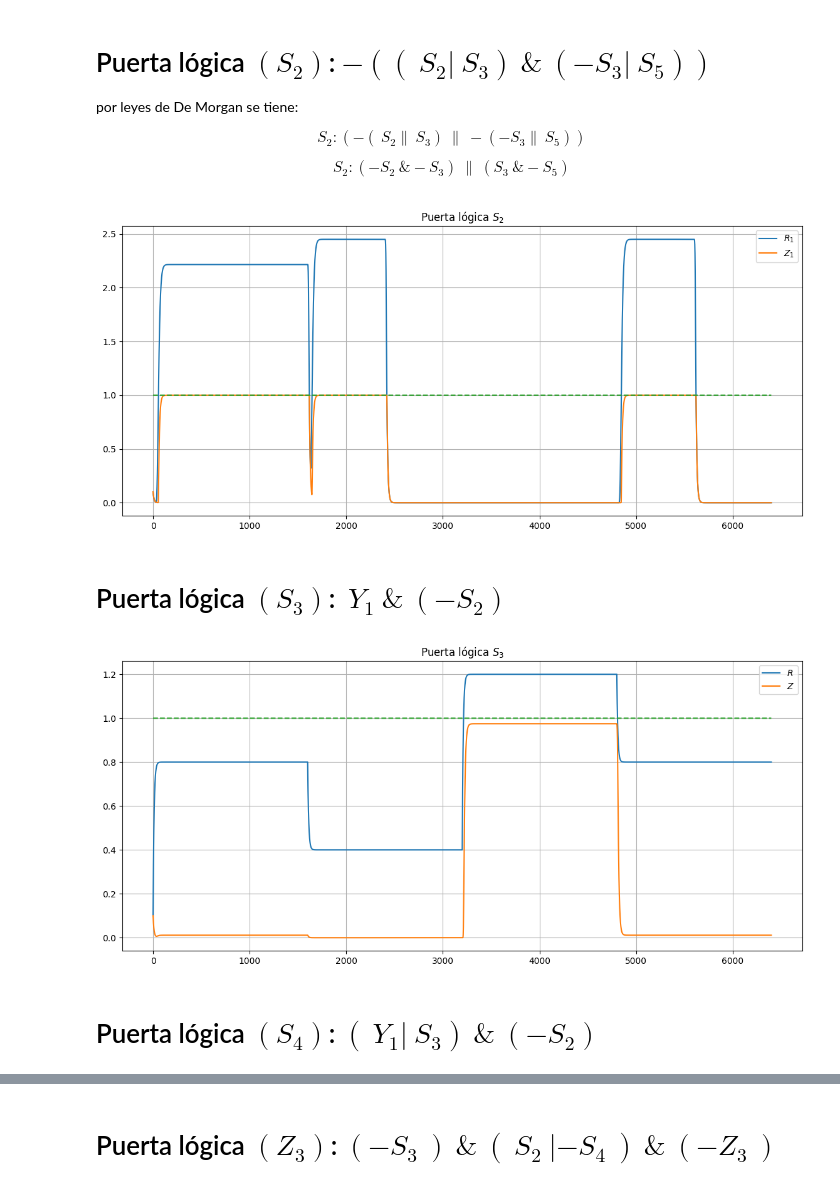
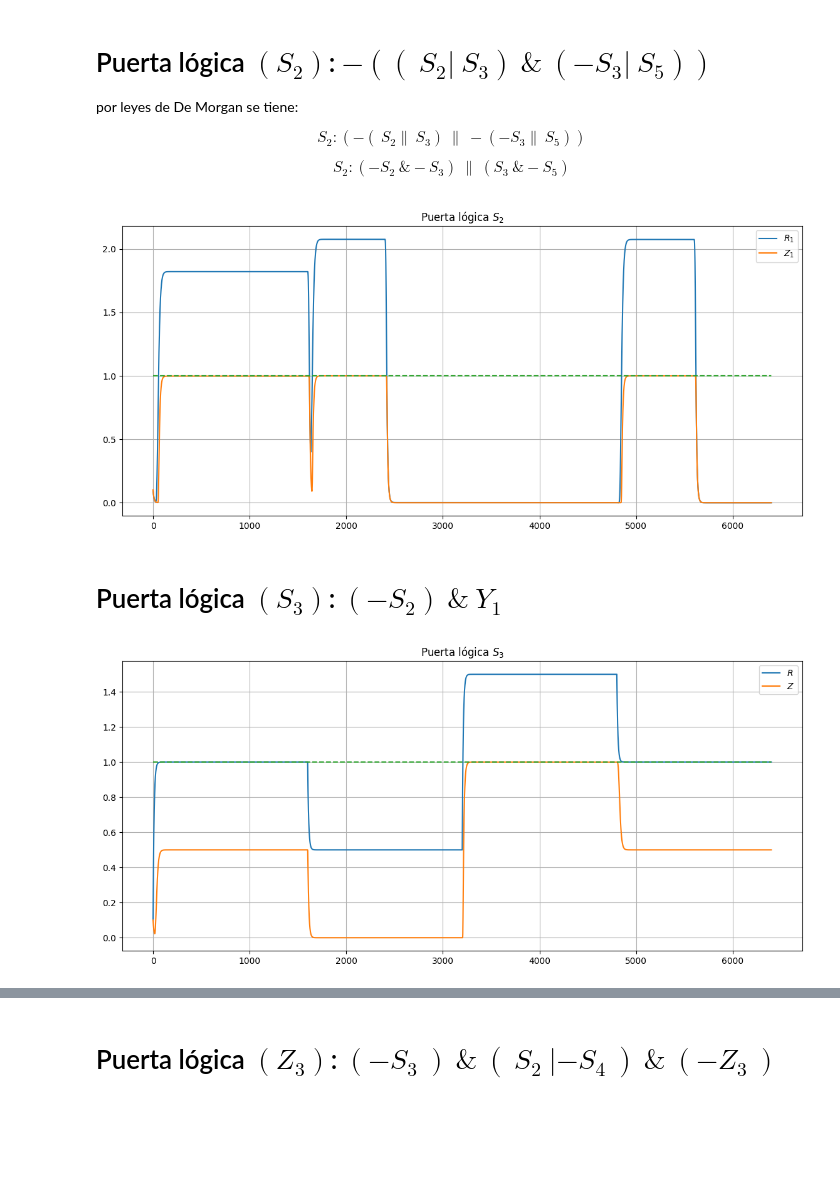
Before and after one commit to joshbrx/biomath_model, a Jupyter notebook: puertas_logicas.ipynb, the cells around one changed output, grey strips where cells are left out. Drawn from its saved outputs; the diff is of its cells as text; code cells hidden in the pictures; blank space fills up the shorter version.

```diff
--- a/puertas_logicas.ipynb
+++ b/puertas_logicas.ipynb
@@ -157,0 +160,15 @@ plt.title("Puerta lógica $Z_2$"); plt.legend(); plt.grid(); plt.show()
+# %%
+def dS_s1(S, i):
+    R, Z = S
+    dR = e*(supr(1, n, X1[i]) + supr(1, n, X2[i]) + supr(2, -n, X3[i])) - R
+    dZ = supr(1, -20, R) - Z
+    return np.array([dR, dZ])
+# %%
+n, e = -6, 1/2
+labels = ["$R$", "$Z$"]
+
+Pip = RK_solver(S0, dS_s1, t)
+plt.figure(figsize=(14,6))
+for i in range(len(Pip[0])):
+    plt.plot(Pip[:,i], label=labels[i])
+plt.plot(X1*0 + 1, "--"); plt.title("Puerta lógica $S_4$"); plt.legend(); plt.grid(); plt.show()
@@ -167,14 +186,14 @@ $$S_2: (-S_2\ \&-S_3)\ \|\ (S_3\ \&-S_5)$$
 def dS_s2(S, i):
     R1, Z1, R2, Z2, R, Z = S
     dR1 = e1*(supr(1, -n, X1[i]) + supr(1, -n, X2[i])) - R1
-    dZ1 = supr(1, -20, R1) - Z1
+    dZ1 = supr(1, -10, R1) - Z1
     dR2 = e2*(supr(1, +n, X2[i]) + supr(1, -n, X3[i])) - R2
-    dZ2 = supr(1, -20, R2) - Z2
+    dZ2 = supr(1, -10, R2) - Z2
     dR  = e3*(supr(1, -20, Z1) + supr(1, -20, Z2)) - R
-    dZ  = supr(1, -20, R) - Z
+    dZ  = supr(1, -10, R) - Z
     return np.array([dR1, dZ1, dR2, dZ2, dR, dZ])
 # %%
-n, e1, e2, e3 = -2, 1/1.6, 1/1.1, 1/0.2
+n, e1, e2, e3 = -6, 1/1.4, 1/1.0, 1/0.2
 labels = ["$R_1$", "$Z_1$", "$R_2$", "$Z_2$", "$R$", "$Z$"]
 S0m = np.ones(6)*0.1
 
@@ -186,9 +205,9 @@ for i in range(2):
     plt.plot(Pip[:,i+4], label=labels[i])
 plt.plot(X1*0 + 1, "--"); plt.title("Puerta lógica $S_2$"); plt.legend(); plt.grid(); plt.show()
 # %% [output]
-[figure, old version]
+[figure, new version]
 # %% [markdown]
-# Puerta lógica $(S_3)$: $\ Y_1\ \&\ (-S_2)$
+# Puerta lógica $(S_3)$: $(-S_2)\ \&\ Y_1$
 # %%
 def dS_s3(S, i):
     R, Z = S
@@ -196,15 +215,13 @@ def dS_s3(S, i):
     dZ = supr(1, -20, R) - Z
     return np.array([dR, dZ])
 # %%
-n, e = -2, 1/1.25
+n, e = -2, 1/1
 labels = ["$R$", "$Z$"]
 
 Pip = RK_solver(S0, dS_s3, t)
 plt.figure(figsize=(14,6))
 for i in range(len(Pip[0])):
     plt.plot(Pip[:,i], label=labels[i])
 plt.plot(X1*0 + 1, "--"); plt.title("Puerta lógica $S_3$"); plt.legend(); plt.grid(); plt.show()
 # %% [output]
-[figure, old version]
+[figure, new version]
-# %% [markdown]
-# Puerta lógica $(S_4)$: $(\ Y_1 |\ S_3)\ \&\ (-S_2)$
```
Also changed, not shown: parts of 11 cells of this notebook.
